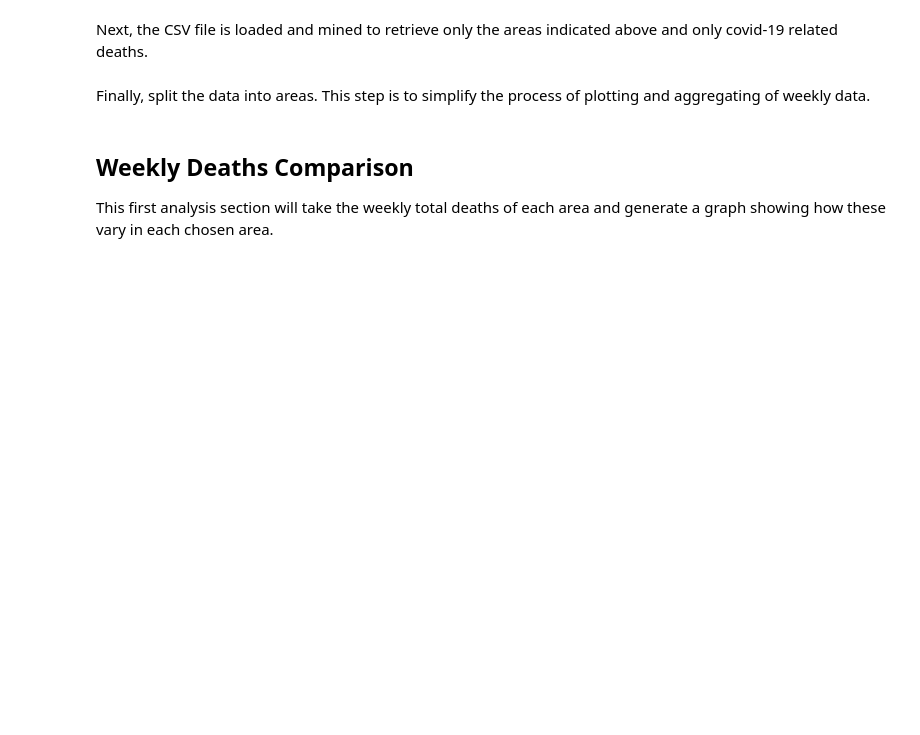
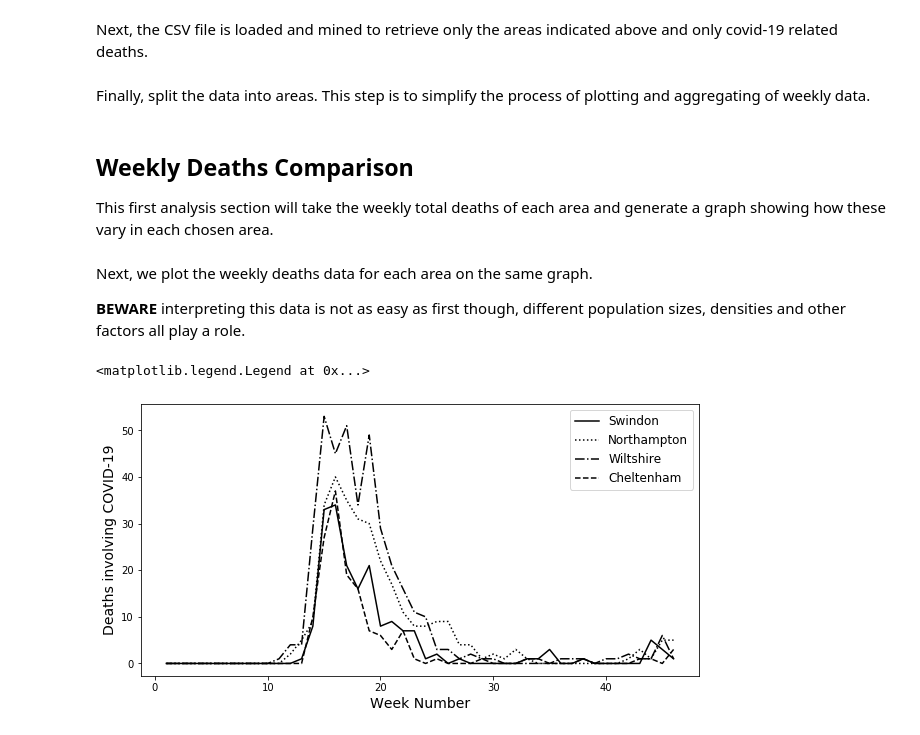
Before and after one commit to Sciprios/SwindonCovid, a Jupyter notebook: Deaths Comparison.ipynb, the cells around one changed output. Drawn from its saved outputs; the diff is of its cells as text; code cells hidden in the pictures; blank space fills up the shorter version.

Commit message:
graph added for weekly deaths comparison

```diff
--- a/Deaths Comparison.ipynb
+++ b/Deaths Comparison.ipynb
@@ -59,6 +59,7 @@ area_data = split_data(weekly_deaths, AREAS)
 This first analysis section will take the weekly total deaths of each area and generate a graph showing how these vary in each chosen area.
 # %%
 def generate_weekly_totals(data):
+    """ Combines the data into weekly death totals per area. """
     weekly_data = {}
     for area in data:
         weekly_data[area] = np.zeros((2, np.max(data[area][:, 0])))
@@ -67,3 +68,21 @@ def generate_weekly_totals(data):
             weekly_data[area][1, week-1] = np.sum(data[area][data[area][:, 0] == week, -1])
     return weekly_data
 weekly_data = generate_weekly_totals(area_data)
+# %% [markdown]
+Next, we plot the weekly deaths data for each area on the same graph.
+
+**BEWARE** interpreting this data is not as easy as first though, different population sizes, densities and other factors all play a role.
+# %%
+fig, axs = plt.subplots(nrows=1, ncols=1, figsize=(10, 5))
+
+linetypes = ["-", ":", "-.", "--"]
+
+for idx, area in enumerate(AREAS):
+    axs.plot(weekly_data[area][0, :], weekly_data[area][1, :], ls=linetypes[idx], c='k', label=area)
+
+axs.set_xlabel("Week Number", fontsize=14)
+axs.set_ylabel("Deaths involving COVID-19", fontsize=14)
+axs.legend(fontsize=12)
+# %% [output]
+<matplotlib.legend.Legend at 0x...>
+[figure, added]
```
